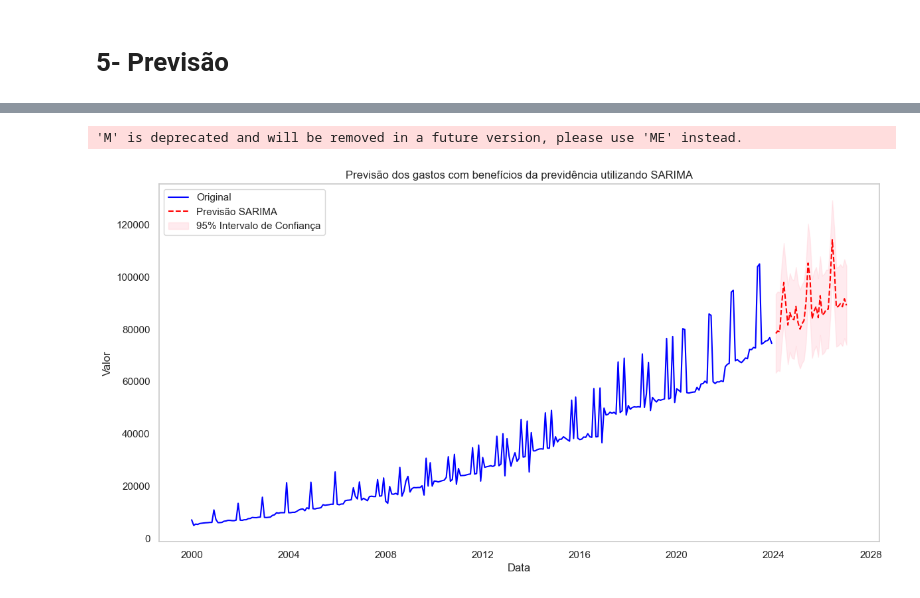
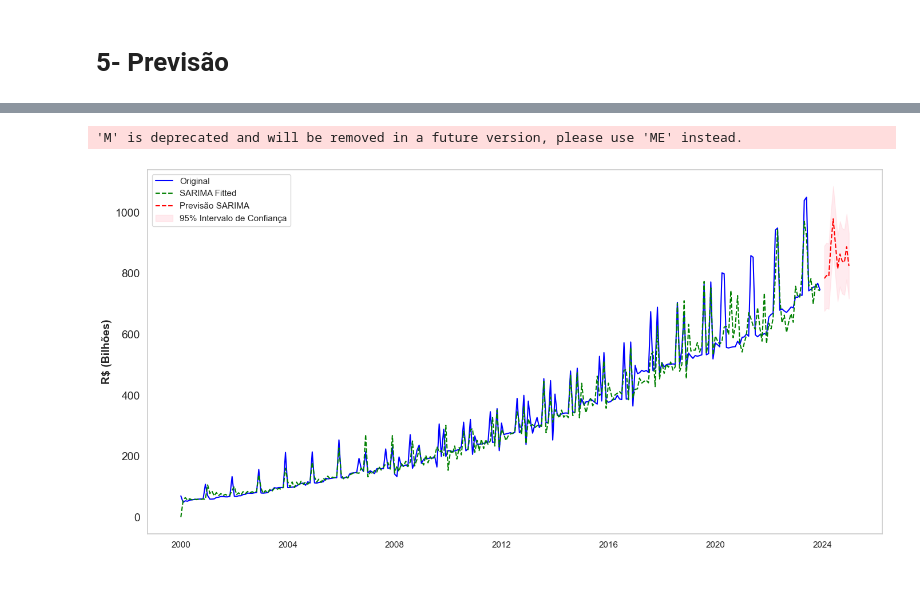
Before and after one commit to victordornelos/tcc_cap3, a Jupyter notebook: cap3.ipynb, the cells around one changed output, grey strips where cells are left out. Saved outputs shown, nothing was run; the diff lists cells and outputs as text; code cells hidden in the pictures.

```diff
--- a/cap3.ipynb
+++ b/cap3.ipynb
@@ -826,3 +778,11 @@ fig.show()
 # Exibir gráfico no navegador
 pio.renderers.default = "browser"
 fig.show()
+# %%
+# Criando as previsões
+forecast_periods = 12
+forecast = resultado_modelo.forecast(steps=forecast_periods)
+forecast_index = pd.date_range(start=df_sarima.index[-1], periods=forecast_periods+1, freq='M')[1:]
+forecast_values = forecast.values
+# %% [output]
+'M' is deprecated and will be removed in a future version, please use 'ME' instead.
@@ -829,28 +794,27 @@ fig.show()
 # %%
-# Criando as previsões
-forecast_periods = 36
-forecast = resultado_modelo.forecast(steps=forecast_periods)
-forecast_index = pd.date_range(start=df_sarima.index[-1], periods=forecast_periods+1, freq='M')[1:]
-forecast_values = forecast.values
+# Gráfico com série original, fitted e previsão
+plt.figure(figsize=(14, 7))
 
-# Fazendo intervalo de confiança
-ci = 1.96 * np.std(forecast_values)
-lower_bound = forecast_values - ci
-upper_bound = forecast_values + ci
+# Série original e fitted (divididas por 100 para ficar em bilhões)
+sns.lineplot(data=df_sarima, x=df_sarima.index, y=df_sarima['Valor'] / 100, label='Original', color='blue')
+sns.lineplot(data=df_sarima, x=df_sarima.index, y=df_sarima['fitted'] / 100, label='SARIMA Fitted', color='green', linestyle='--')
 
-# Fazendo os gráficos
-plt.figure(figsize=(14, 7))
-sns.lineplot(data=df_sarima, x=df_sarima.index, y='Valor', label='Original', color='blue')
-sns.lineplot(x=forecast_index, y=forecast_values, label='Previsão SARIMA', color='red', linestyle='--')
-plt.fill_between(forecast_index, lower_bound, upper_bound, color='pink', alpha=0.3, label='95% Intervalo de Confiança')
+# Previsão e intervalo de confiança
+sns.lineplot(x=forecast_index, y=forecast_values / 100, label='Previsão SARIMA', color='red', linestyle='--')
+plt.fill_between(forecast_index, lower_bound / 100, upper_bound / 100, color='pink', alpha=0.3, label='95% Intervalo de Confiança')
+
+# Ajustes de formato
 plt.gca().yaxis.set_major_formatter(StrMethodFormatter('{x:.0f}'))
-plt.title('Previsão dos gastos com benefícios da previdência utilizando SARIMA')
+plt.xlabel('')
+plt.yticks(fontsize=14)
+
+plt.ylabel('R$ (Bilhões)', fontsize=14, fontweight='bold')
 plt.grid(False)
 plt.legend()
+plt.tight_layout()
 plt.show()
 # %% [output]
-'M' is deprecated and will be removed in a future version, please use 'ME' instead.
-[figure, old version]
+[figure, new version]
 # %%
 # Criando a figura interativa
 fig = go.Figure()
```
Also changed, not shown: parts of 12 cells of this notebook, 3 other files.
